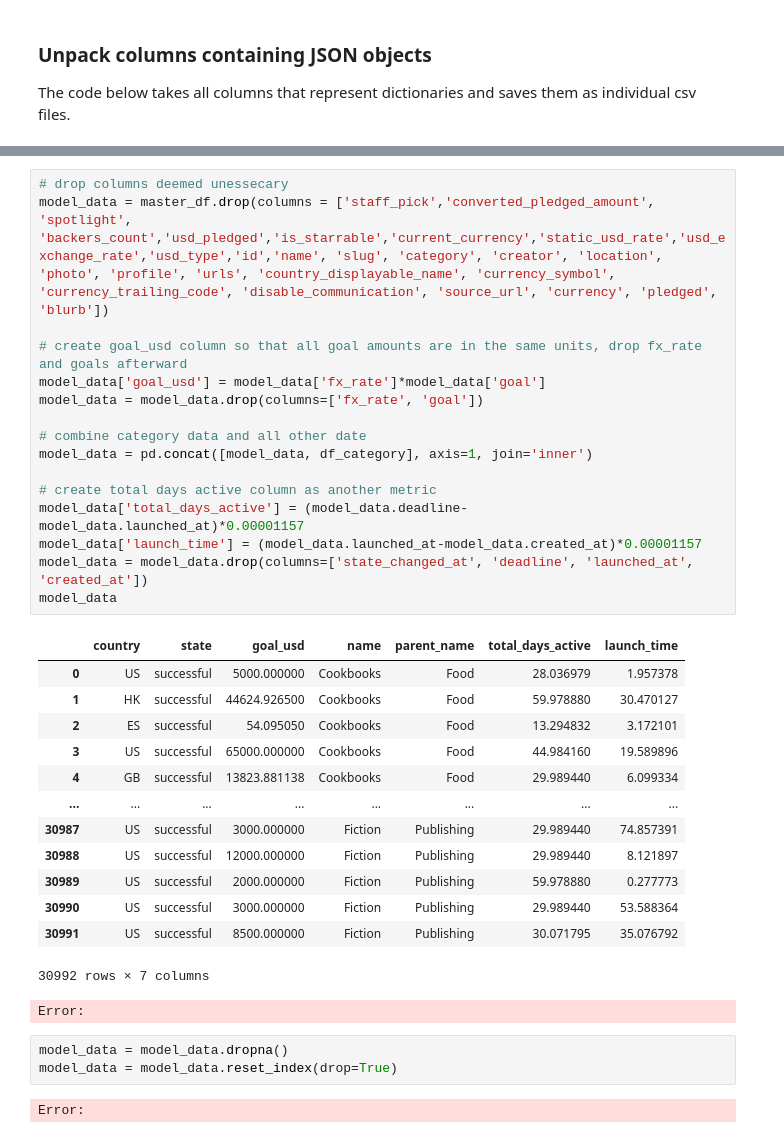
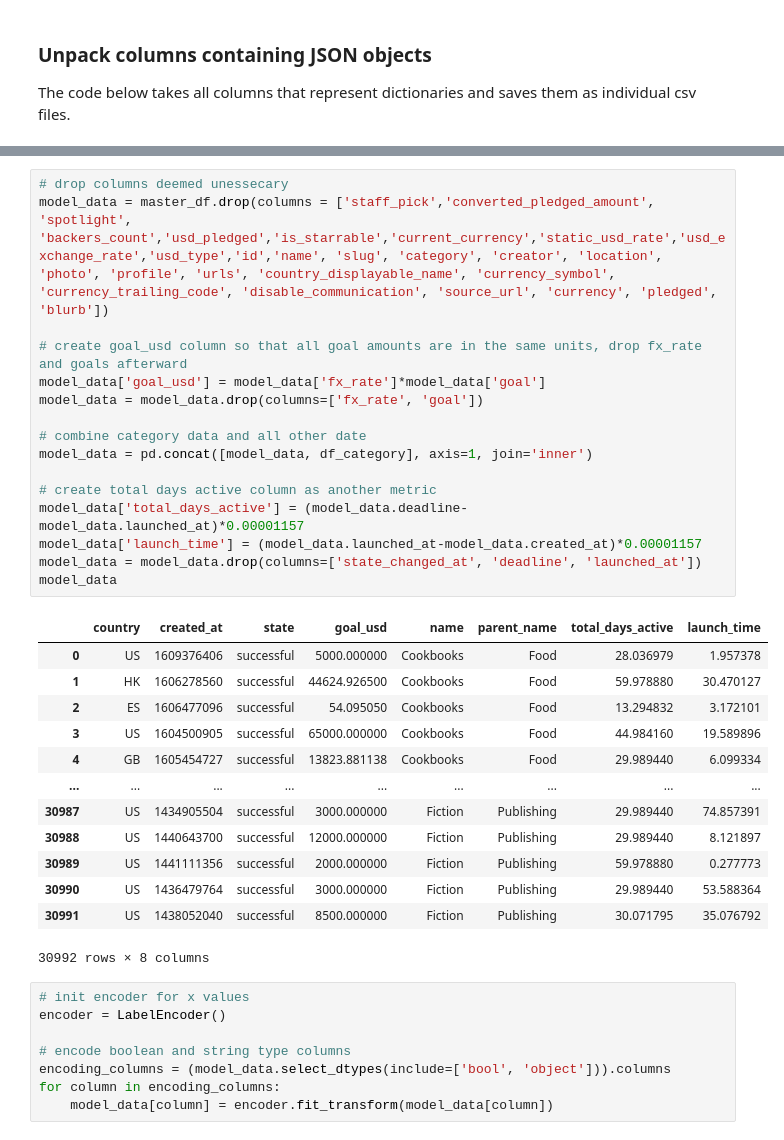
Before and after one commit to yeewaifatt/Project-2---Predicting-Crowdfunding-Outcomes, a Jupyter notebook: template.ipynb, the cells around one changed output, grey strips where cells are left out. Saved outputs shown, nothing was run; the diff lists cells and outputs as text.

```diff
--- a/template.ipynb
+++ b/template.ipynb
@@ -97,36 +84,38 @@ Error:
 # %%
 # drop columns deemed unessecary
 model_data = master_df.drop(columns = ['staff_pick','converted_pledged_amount', 'spotlight', 'backers_count','usd_pledged','is_starrable','current_currency','static_usd_rate','usd_exchange_rate','usd_type','id','name', 'slug', 'category', 'creator', 'location', 'photo', 'profile', 'urls', 'country_displayable_name', 'currency_symbol', 'currency_trailing_code', 'disable_communication', 'source_url', 'currency', 'pledged', 'blurb'])
 
 # create goal_usd column so that all goal amounts are in the same units, drop fx_rate and goals afterward
 model_data['goal_usd'] = model_data['fx_rate']*model_data['goal']
 model_data = model_data.drop(columns=['fx_rate', 'goal'])
 
 # combine category data and all other date
 model_data = pd.concat([model_data, df_category], axis=1, join='inner')
 
 # create total days active column as another metric
 model_data['total_days_active'] = (model_data.deadline-model_data.launched_at)*0.00001157
 model_data['launch_time'] = (model_data.launched_at-model_data.created_at)*0.00001157
-model_data = model_data.drop(columns=['state_changed_at', 'deadline', 'launched_at', 'created_at'])
+model_data = model_data.drop(columns=['state_changed_at', 'deadline', 'launched_at'])
 model_data
 # %% [output]
-|  | country | state | goal_usd | name | parent_name | total_days_active | launch_time |
-| 0 | US | successful | 5000.000000 | Cookbooks | Food | 28.036979 | 1.957378 |
-| 1 | HK | successful | 44624.926500 | Cookbooks | Food | 59.978880 | 30.470127 |
-| 2 | ES | successful | 54.095050 | Cookbooks | Food | 13.294832 | 3.172101 |
-| 3 | US | successful | 65000.000000 | Cookbooks | Food | 44.984160 | 19.589896 |
-| 4 | GB | successful | 13823.881138 | Cookbooks | Food | 29.989440 | 6.099334 |
-| ... | ... | ... | ... | ... | ... | ... | ... |
-| 30987 | US | successful | 3000.000000 | Fiction | Publishing | 29.989440 | 74.857391 |
-| 30988 | US | successful | 12000.000000 | Fiction | Publishing | 29.989440 | 8.121897 |
-| 30989 | US | successful | 2000.000000 | Fiction | Publishing | 59.978880 | 0.277773 |
-| 30990 | US | successful | 3000.000000 | Fiction | Publishing | 29.989440 | 53.588364 |
-| 30991 | US | successful | 8500.000000 | Fiction | Publishing | 30.071795 | 35.076792 |
+|  | country | created_at | state | goal_usd | name | parent_name | total_days_active | launch_time |
+| 0 | US | 1609376406 | successful | 5000.000000 | Cookbooks | Food | 28.036979 | 1.957378 |
+| 1 | HK | 1606278560 | successful | 44624.926500 | Cookbooks | Food | 59.978880 | 30.470127 |
+| 2 | ES | 1606477096 | successful | 54.095050 | Cookbooks | Food | 13.294832 | 3.172101 |
+| 3 | US | 1604500905 | successful | 65000.000000 | Cookbooks | Food | 44.984160 | 19.589896 |
+| 4 | GB | 1605454727 | successful | 13823.881138 | Cookbooks | Food | 29.989440 | 6.099334 |
+| ... | ... | ... | ... | ... | ... | ... | ... | ... |
+| 30987 | US | 1434905504 | successful | 3000.000000 | Fiction | Publishing | 29.989440 | 74.857391 |
+| 30988 | US | 1440643700 | successful | 12000.000000 | Fiction | Publishing | 29.989440 | 8.121897 |
+| 30989 | US | 1441111356 | successful | 2000.000000 | Fiction | Publishing | 59.978880 | 0.277773 |
+| 30990 | US | 1436479764 | successful | 3000.000000 | Fiction | Publishing | 29.989440 | 53.588364 |
+| 30991 | US | 1438052040 | successful | 8500.000000 | Fiction | Publishing | 30.071795 | 35.076792 |
-30992 rows × 7 columns
+30992 rows × 8 columns
-Error:
-# %%
-model_data = model_data.dropna()
-model_data = model_data.reset_index(drop=True)
-# %% [output]
-Error:
+# %%
+# init encoder for x values
+encoder = LabelEncoder()
+
+# encode boolean and string type columns
+encoding_columns = (model_data.select_dtypes(include=['bool', 'object'])).columns
+for column in encoding_columns:
+    model_data[column] = encoder.fit_transform(model_data[column])
```
Also changed, not shown: parts of 20 cells of this notebook, 1 other file.
